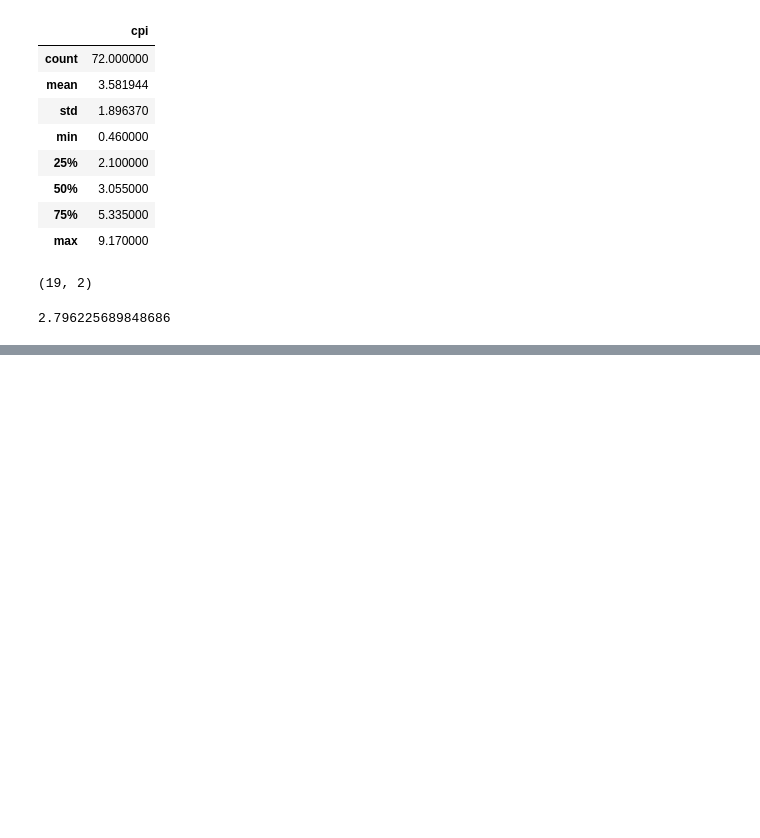
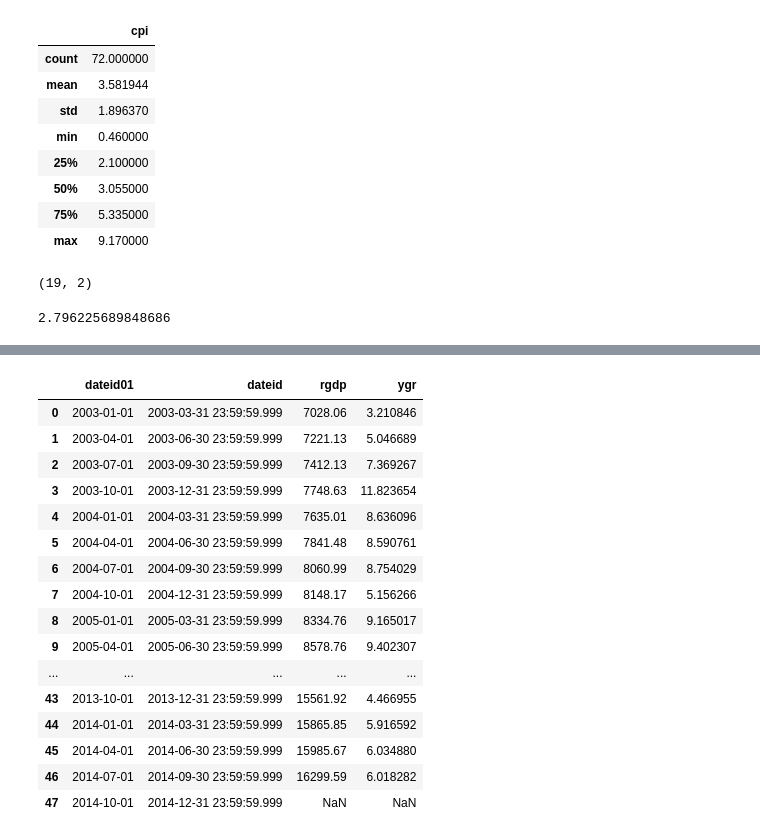
Before and after one commit to keita-dc/IMFxMFx, a Jupyter notebook: IMFx_MFx_mod_4.ipynb, the cells around one changed output, grey strips where cells are left out. Cells and saved outputs as stored; diff of their text form; code cells hidden in the pictures; blank space fills up the shorter version.

```diff
--- a/IMFx_MFx_mod_4.ipynb
+++ b/IMFx_MFx_mod_4.ipynb
@@ -99,0 +98,22 @@ def window(p, d, q, horizon=1, window, data):
+# %%
+india = pd.read_csv("data/India_Q.csv")
+# %%
+india
+# %% [output]
+|  | dateid01 | dateid | rgdp | ygr |
+| 0 | 2003-01-01 | 2003-03-31 23:59:59.999 | 7028.06 | 3.210846 |
+| 1 | 2003-04-01 | 2003-06-30 23:59:59.999 | 7221.13 | 5.046689 |
+| 2 | 2003-07-01 | 2003-09-30 23:59:59.999 | 7412.13 | 7.369267 |
+| 3 | 2003-10-01 | 2003-12-31 23:59:59.999 | 7748.63 | 11.823654 |
+| 4 | 2004-01-01 | 2004-03-31 23:59:59.999 | 7635.01 | 8.636096 |
+| 5 | 2004-04-01 | 2004-06-30 23:59:59.999 | 7841.48 | 8.590761 |
+| 6 | 2004-07-01 | 2004-09-30 23:59:59.999 | 8060.99 | 8.754029 |
+| 7 | 2004-10-01 | 2004-12-31 23:59:59.999 | 8148.17 | 5.156266 |
+| 8 | 2005-01-01 | 2005-03-31 23:59:59.999 | 8334.76 | 9.165017 |
+| 9 | 2005-04-01 | 2005-06-30 23:59:59.999 | 8578.76 | 9.402307 |
+| ... | ... | ... | ... | ... |
+| 43 | 2013-10-01 | 2013-12-31 23:59:59.999 | 15561.92 | 4.466955 |
+| 44 | 2014-01-01 | 2014-03-31 23:59:59.999 | 15865.85 | 5.916592 |
+| 45 | 2014-04-01 | 2014-06-30 23:59:59.999 | 15985.67 | 6.034880 |
+| 46 | 2014-07-01 | 2014-09-30 23:59:59.999 | 16299.59 | 6.018282 |
+| 47 | 2014-10-01 | 2014-12-31 23:59:59.999 | NaN | NaN |
```
Also changed, not shown: parts of 29 cells of this notebook.
